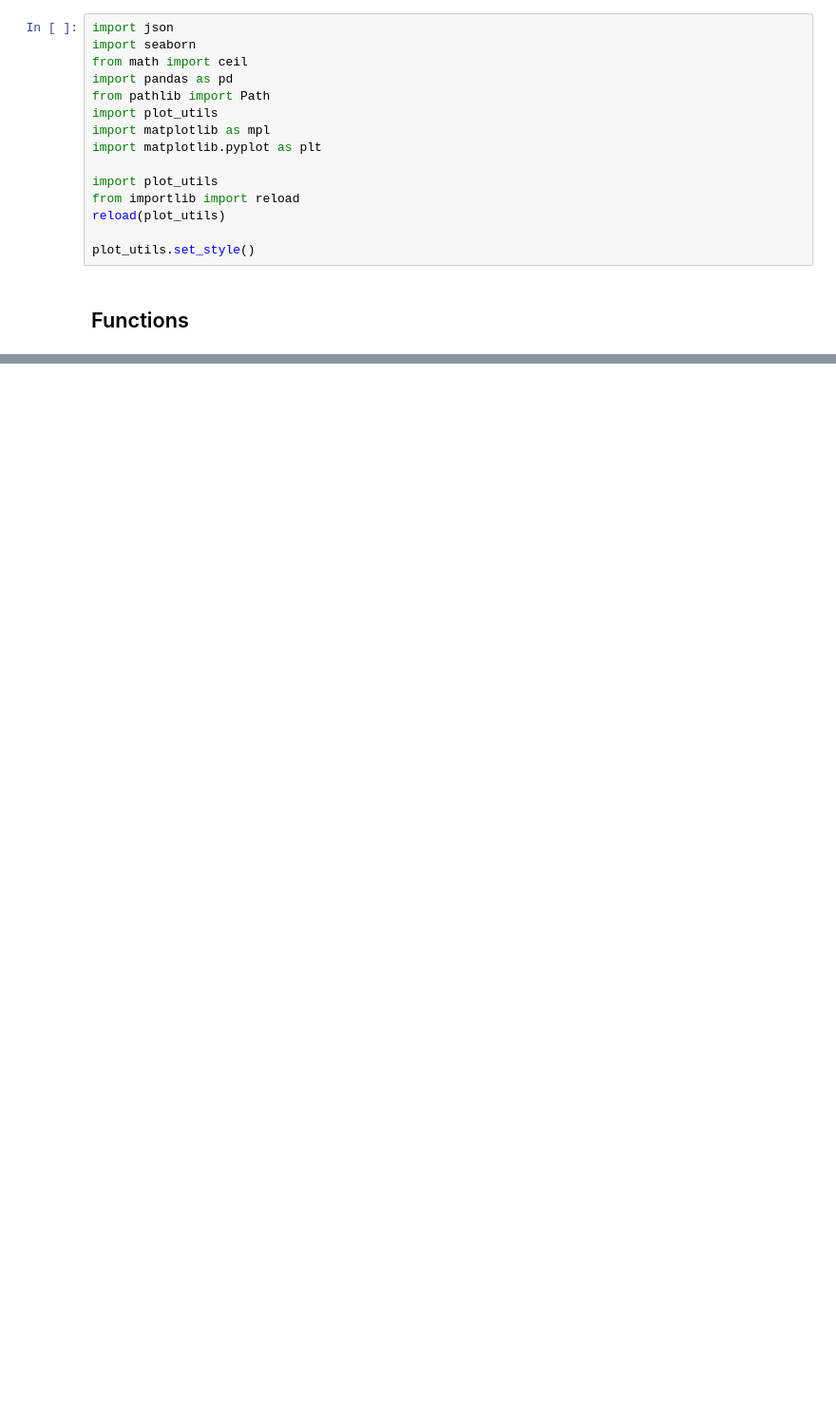
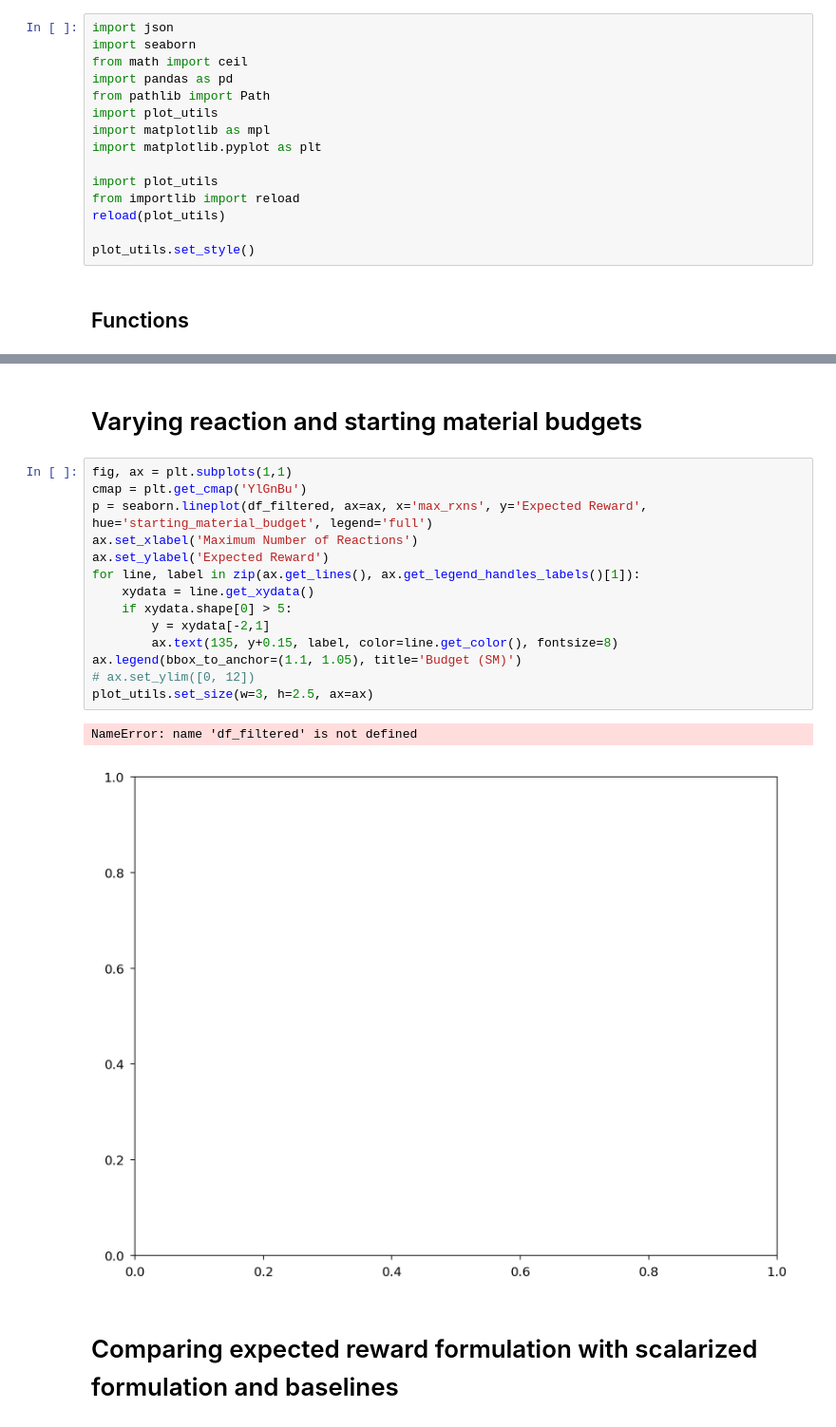
Before and after one commit to coleygroup/sparrow, a Jupyter notebook: notebooks/nonlinear_figures.ipynb, the cells around one changed output, grey strips where cells are left out. Shown at 95% size. Drawn from its saved outputs; the diff is of its cells as text; blank space fills up the shorter version.

Commit message:
scripts and notebook to compare linear and nonlinear formulations

```diff
--- a/notebooks/nonlinear_figures.ipynb
+++ b/notebooks/nonlinear_figures.ipynb
@@ -77,0 +98,21 @@ plot_utils.set_size(w=3, h=2.5, ax=ax)
+# %% [markdown]
+# Varying reaction and starting material budgets
+# %%
+fig, ax = plt.subplots(1,1)
+cmap = plt.get_cmap('YlGnBu')
+p = seaborn.lineplot(df_filtered, ax=ax, x='max_rxns', y='Expected Reward', hue='starting_material_budget', legend='full')
+ax.set_xlabel('Maximum Number of Reactions')
+ax.set_ylabel('Expected Reward')
+for line, label in zip(ax.get_lines(), ax.get_legend_handles_labels()[1]):
+    xydata = line.get_xydata()
+    if xydata.shape[0] > 5:
+        y = xydata[-2,1]
+        ax.text(135, y+0.15, label, color=line.get_color(), fontsize=8)
+ax.legend(bbox_to_anchor=(1.1, 1.05), title='Budget (SM)')
+# ax.set_ylim([0, 12])
+plot_utils.set_size(w=3, h=2.5, ax=ax)
+# %% [output]
+NameError: name 'df_filtered' is not defined
+[figure, added]
+# %% [markdown]
+# Comparing expected reward formulation with scalarized formulation and baselines
```
Also changed, not shown: parts of 20 cells of this notebook, 4 other files.
